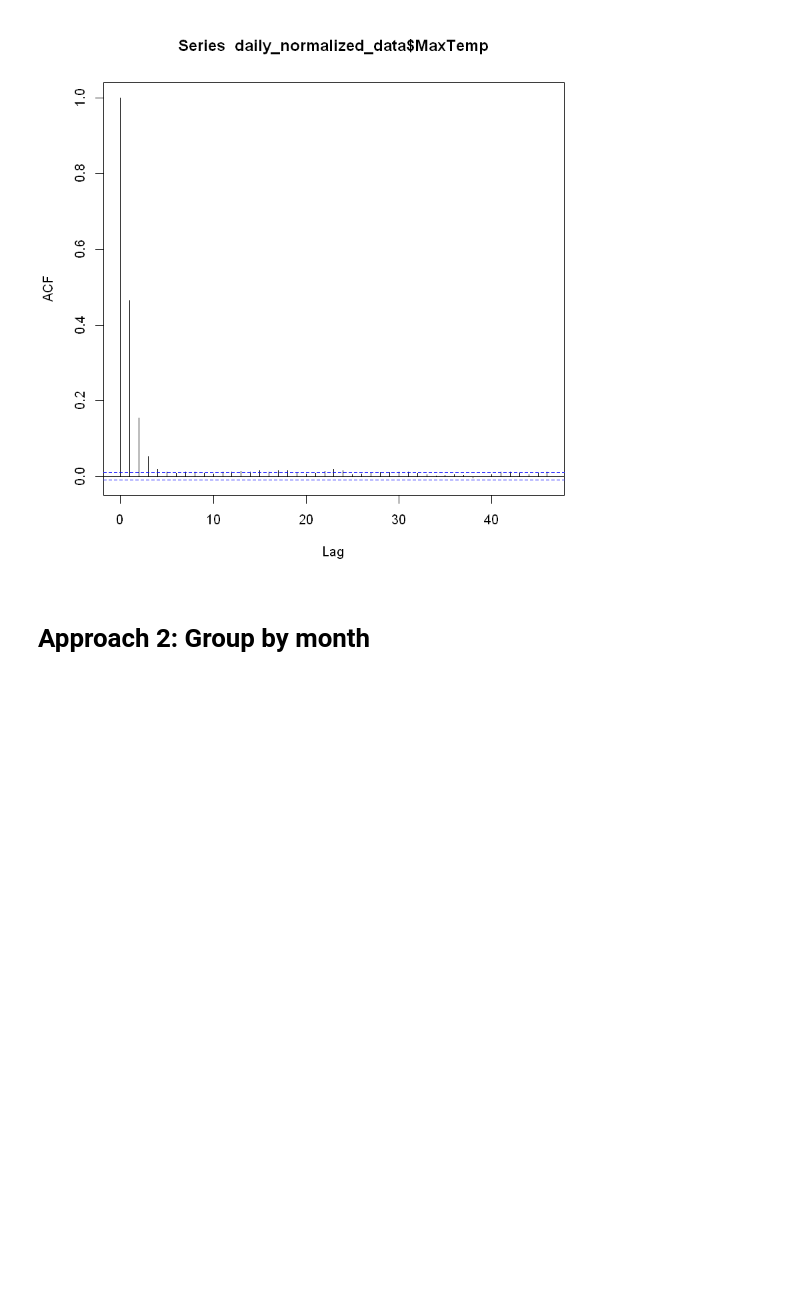
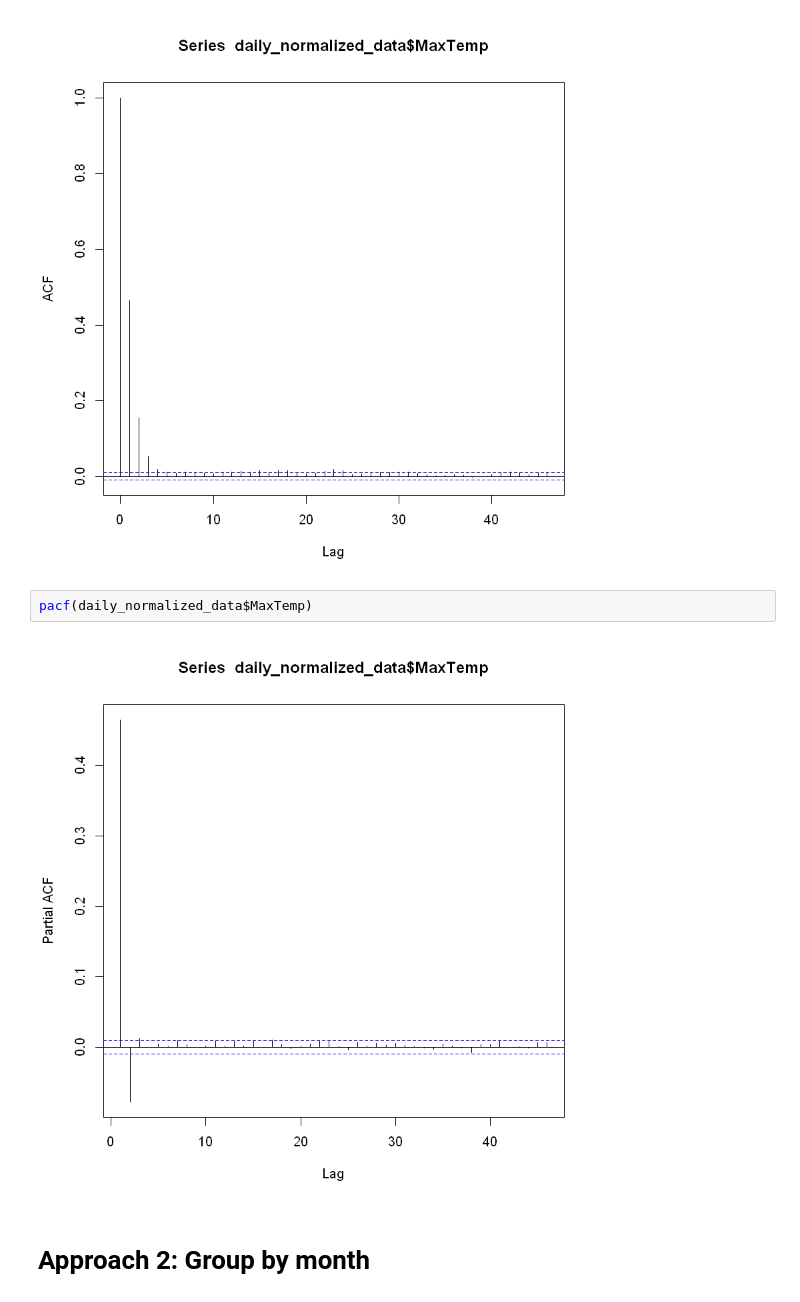
Before and after one commit to wywongbd/EPFL-Time-Series, a Jupyter notebook: project/Project - Trend Removal.ipynb, the cells around one changed output. Cells and saved outputs as stored; diff of their text form; blank space fills up the shorter version.

```diff
--- a/project/Project - Trend Removal.ipynb
+++ b/project/Project - Trend Removal.ipynb
@@ -84,6 +84,10 @@ We seem to be able to reduce some of the variance, but regular spikes are still
 acf(daily_normalized_data$MaxTemp)
 # %% [output]
 [figure]
+# %%
+pacf(daily_normalized_data$MaxTemp)
+# %% [output]
+[figure, added]
 # %% [markdown]
 # Approach 2: Group by month
 # %%
```
Also changed, not shown: parts of 16 cells of this notebook, 2 other files.
